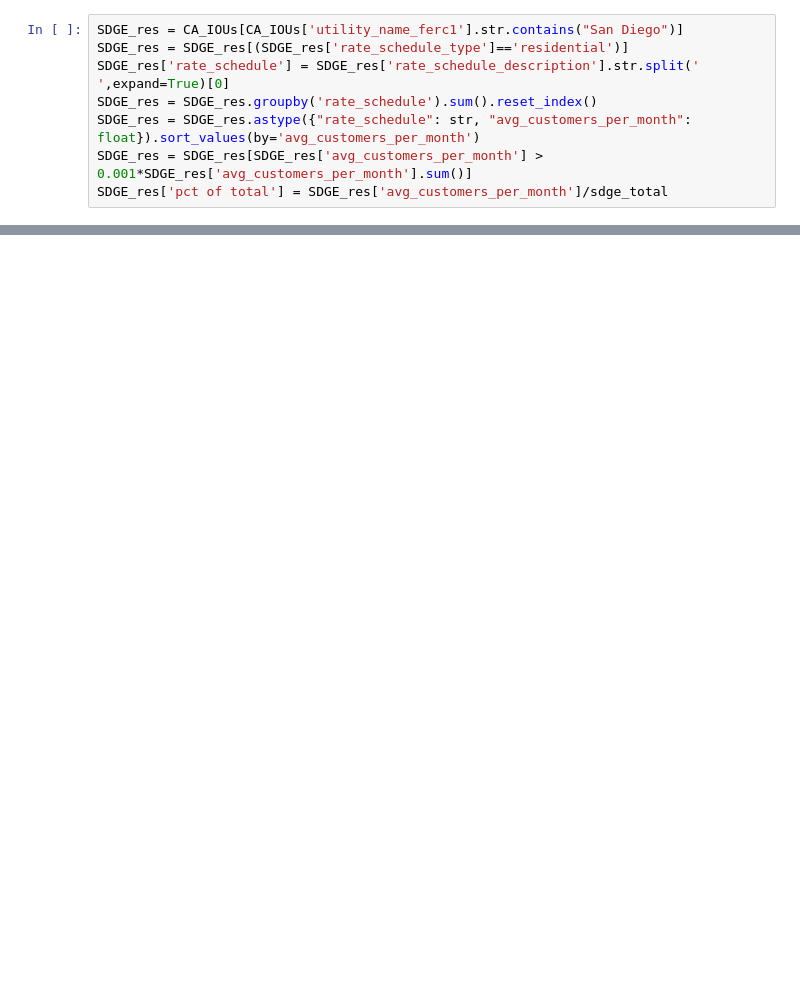
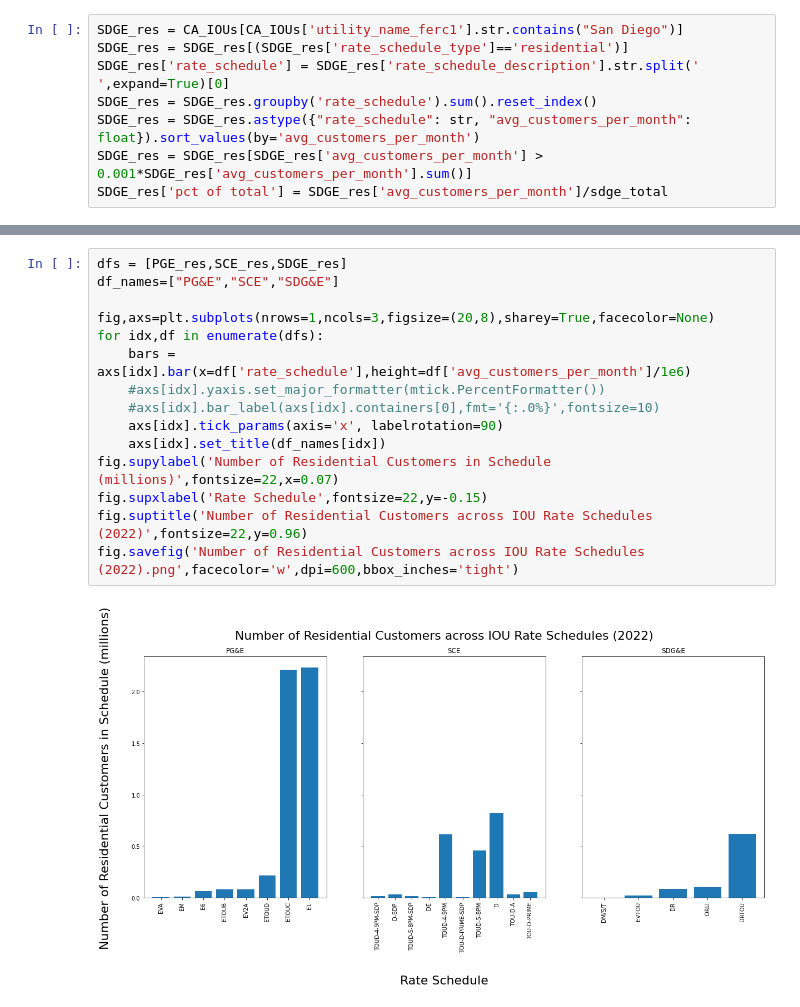
Before and after one commit to rayansud/CA_electricity_primer, a Jupyter notebook: Fig4_RateClustering/Fig4_RateClustering.ipynb, the cells around one changed output, grey strips where cells are left out. Saved outputs shown, nothing was run; the diff lists cells and outputs as text; blank space fills up the shorter version.

```diff
--- a/Fig4_RateClustering/Fig4_RateClustering.ipynb
+++ b/Fig4_RateClustering/Fig4_RateClustering.ipynb
@@ -75,0 +160,17 @@ fig.savefig('Dispersion of Residential Customers across IOU Rate Schedules (2022
+# %%
+dfs = [PGE_res,SCE_res,SDGE_res]
+df_names=["PG&E","SCE","SDG&E"]
+
+fig,axs=plt.subplots(nrows=1,ncols=3,figsize=(20,8),sharey=True,facecolor=None)
+for idx,df in enumerate(dfs):
+    bars = axs[idx].bar(x=df['rate_schedule'],height=df['avg_customers_per_month']/1e6)
+    #axs[idx].yaxis.set_major_formatter(mtick.PercentFormatter())
+    #axs[idx].bar_label(axs[idx].containers[0],fmt='{:.0%}',fontsize=10)
+    axs[idx].tick_params(axis='x', labelrotation=90)
+    axs[idx].set_title(df_names[idx])
+fig.supylabel('Number of Residential Customers in Schedule (millions)',fontsize=22,x=0.07)
+fig.supxlabel('Rate Schedule',fontsize=22,y=-0.15)
+fig.suptitle('Number of Residential Customers across IOU Rate Schedules (2022)',fontsize=22,y=0.96)
+fig.savefig('Number of Residential Customers across IOU Rate Schedules (2022).png',facecolor='w',dpi=600,bbox_inches='tight')
+# %% [output]
+[figure, added]
```
Also changed, not shown: parts of 7 cells of this notebook, 4 other files.
